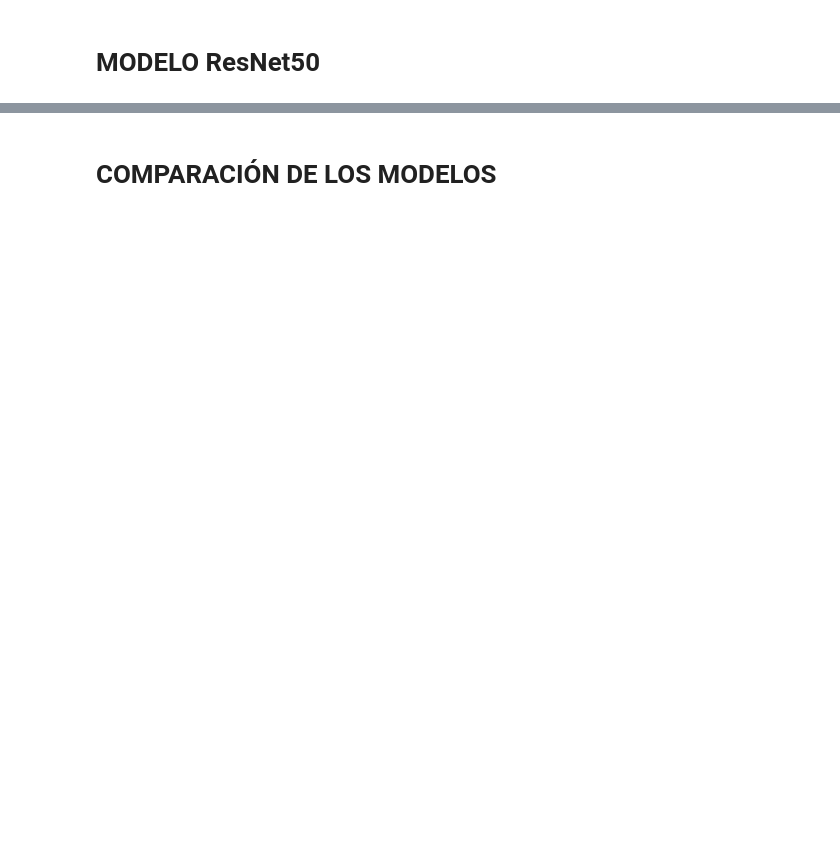
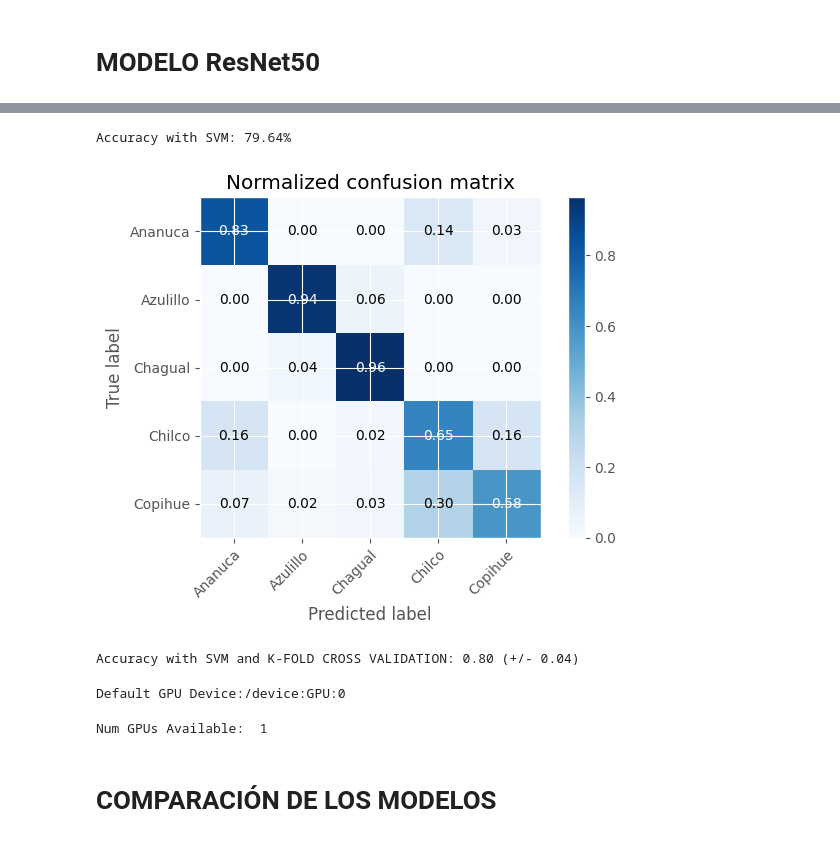
Before and after one commit to PabloSMD/FloraNativaChilenaCNN, a Jupyter notebook: CNN Flores.ipynb, the cells around one changed output, grey strips where cells are left out. Drawn from its saved outputs; the diff is of its cells as text; code cells hidden in the pictures; blank space fills up the shorter version.

```diff
--- a/CNN Flores.ipynb
+++ b/CNN Flores.ipynb
@@ -342,0 +413,16 @@ weighted avg       0.25      0.25      0.24       275
+# %%
+flowers = ['Ananuca', 'Azulillo', 'Chagual', 'Chilco', 'Copihue']
+#fruits = getAllFruits() #Be sure to have enough free memory
+#Get Images and Labels
+X_t, y_train = getFlowers(flowers, 'train', print_n=True, k_fold=False )
+X_test, y_test = getFlowers(flowers, 'test' , print_n=True, k_fold=False)
+
+#Get data for k-fold
+X,y = getFlowers(flowers, '', print_n=True, k_fold=True)
+
+
+#Scale Data Images
+scaler = StandardScaler()
+X_train = scaler.fit_transform([i.flatten() for i in X_t])
+X_test = scaler.fit_transform([i.flatten() for i in X_test])
+X = scaler.fit_transform([i.flatten() for i in X])
@@ -343,2 +545,33 @@ weighted avg       0.25      0.25      0.24       275
+# %%
+svm = SVC(gamma='auto', kernel='linear', probability=True)
+svm.fit(X_train, y_train)
+y_pred = svm.predict(X_test)
+
+#Evaluation
+precision = metrics.accuracy_score(y_pred, y_test) * 100
+print("Accuracy with SVM: {0:.2f}%".format(precision))
+cm , _ = plot_confusion_matrix(y_test, y_pred,classes=y_train,
+normalize=True, title='Normalized confusion matrix')
+plt.show()
+# %% [output]
+Accuracy with SVM: 79.64%
+[figure, added]
+# %%
+pred_kfold = cross_val_score(svm, X, y, cv=5)
+print("Accuracy with SVM and K-FOLD CROSS VALIDATION: %0.2f (+/- %0.2f)" % (pred_kfold.mean(), pred_kfold.std() * 2))
+# %% [output]
+Accuracy with SVM and K-FOLD CROSS VALIDATION: 0.80 (+/- 0.04)
+# %%
+import tensorflow as tf
+if tf.test.gpu_device_name():
+    print('Default GPU Device:{}'.format(tf.test.gpu_device_name()))
+else:
+    print("Please install GPU version of TF")
+# %% [output]
+Default GPU Device:/device:GPU:0
+# %%
+print("Num GPUs Available: ", len(tf.config.list_physical_devices('GPU')))
+# %% [output]
+Num GPUs Available:  1
 # %% [markdown]
 # COMPARACIÓN DE LOS MODELOS
```
Also changed, not shown: parts of 23 cells of this notebook.
